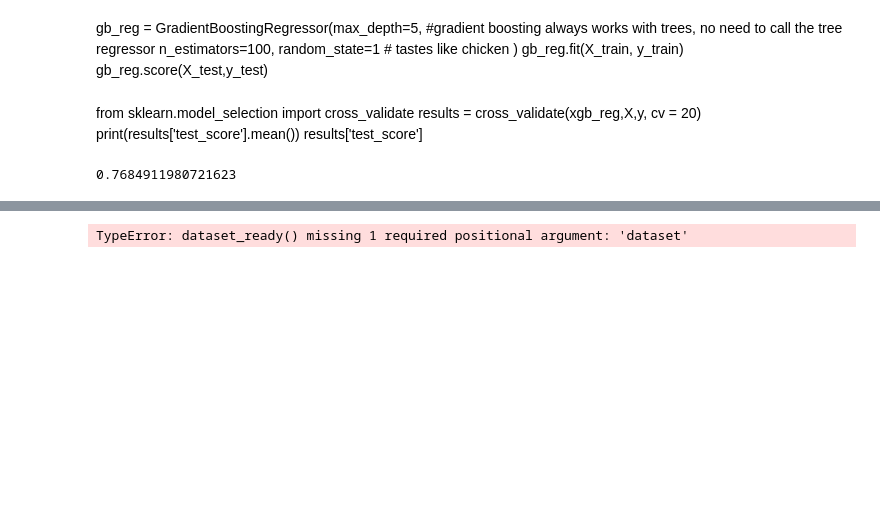
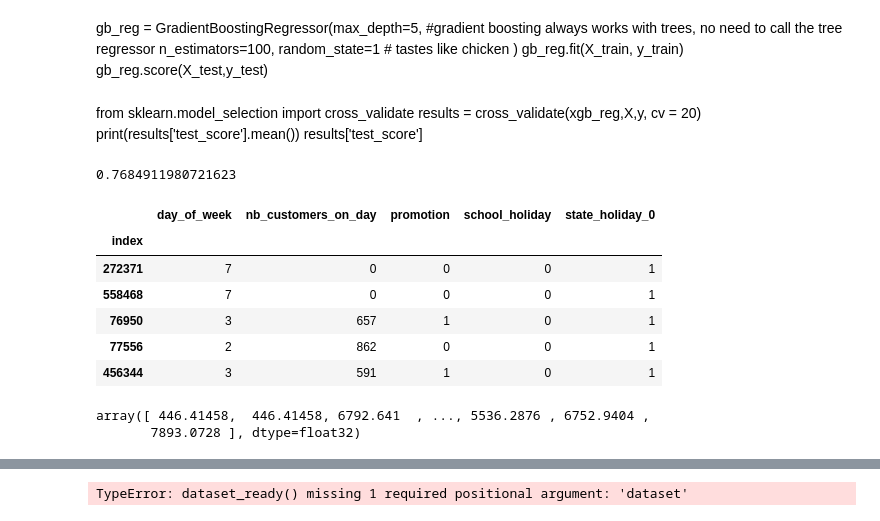
Before and after one commit to BenjaminPerraut/iron-kaggle, a Jupyter notebook: Sales prediction.ipynb, the cells around one changed output, grey strips where cells are left out. Saved outputs shown, nothing was run; the diff lists cells and outputs as text; code cells hidden in the pictures; blank space fills up the shorter version.

```diff
--- a/Sales prediction.ipynb
+++ b/Sales prediction.ipynb
@@ -234,12 +230,34 @@ xgb_reg.score(X_test,y_test)
-# %%
-def dataset_ready():
-    dataset = input("Write your dataset name: ")
-    sales = pd.read_csv(dataset)
-    sales.rename(columns={'Unnamed: 0':'index'},inplace=True)
-    sales.set_index('index',inplace=True)
-    sales.drop('date',axis=1,inplace=True)
-    sales_dummies = pd.get_dummies(sales, columns = ['state_holiday'])
-    sales_dummies.drop(['open','state_holiday_a','state_holiday_b','state_holiday_c'],axis=1,inplace=True)
-    sales_dummies = sales_dummies[sales_dummies['sales']!=0]
-    sales_train = sales_dummies[['day_of_week','nb_customers_on_day','promotion','school_holiday','sales','state_holiday_0']]
-    return sales_train
+# %%
+def dataset_ready(dataset):
+    sales = pd.read_csv(dataset)
+    sales.rename(columns={'Unnamed: 0':'index'},inplace=True)
+    sales.set_index('index',inplace=True)
+    sales.drop('date',axis=1,inplace=True)
+    if 'sales' in sales.columns:
+        sales_dummies = pd.get_dummies(sales, columns = ['state_holiday'])
+        sales_dummies.drop(['open','state_holiday_a','state_holiday_b','state_holiday_c'],axis=1,inplace=True)
+        sales_dummies = sales_dummies[sales_dummies['sales']!=0]
+        sales_train = sales_dummies[['day_of_week','nb_customers_on_day','promotion','school_holiday','sales','state_holiday_0']]
+        return sales_train
+    else:
+        sales_dummies = pd.get_dummies(sales, columns = ['state_holiday'])
+        sales_dummies.drop(['open','state_holiday_a','state_holiday_b','state_holiday_c'],axis=1,inplace=True)
+        sales_train = sales_dummies[['day_of_week','nb_customers_on_day','promotion','school_holiday','state_holiday_0']]
+        return sales_train
+# %%
+x_val = dataset_ready('validation_for students.csv')
+x_val.head()
+# %% [output]
+|  | day_of_week | nb_customers_on_day | promotion | school_holiday | state_holiday_0 |
+| index |  |  |  |  |  |
+| 272371 | 7 | 0 | 0 | 0 | 1 |
+| 558468 | 7 | 0 | 0 | 0 | 1 |
+| 76950 | 3 | 657 | 1 | 0 | 1 |
+| 77556 | 2 | 862 | 0 | 0 | 1 |
+| 456344 | 3 | 591 | 1 | 0 | 1 |
+# %%
+ypred_validation = xgb_reg.predict(x_val)
+ypred_validation
+# %% [output]
+array([ 446.41458,  446.41458, 6792.641  , ..., 5536.2876 , 6752.9404 ,
+       7893.0728 ], dtype=float32)
```
Also changed, not shown: parts of 5 cells of this notebook, 2 other files.
